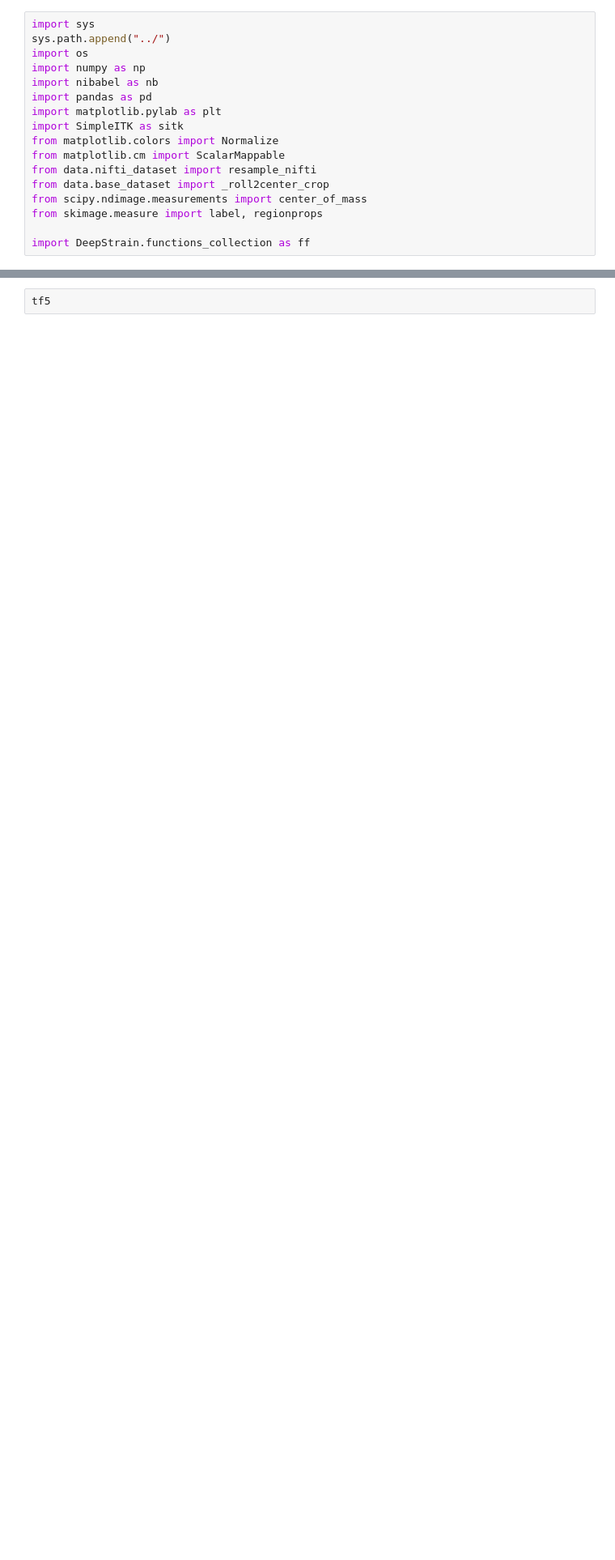
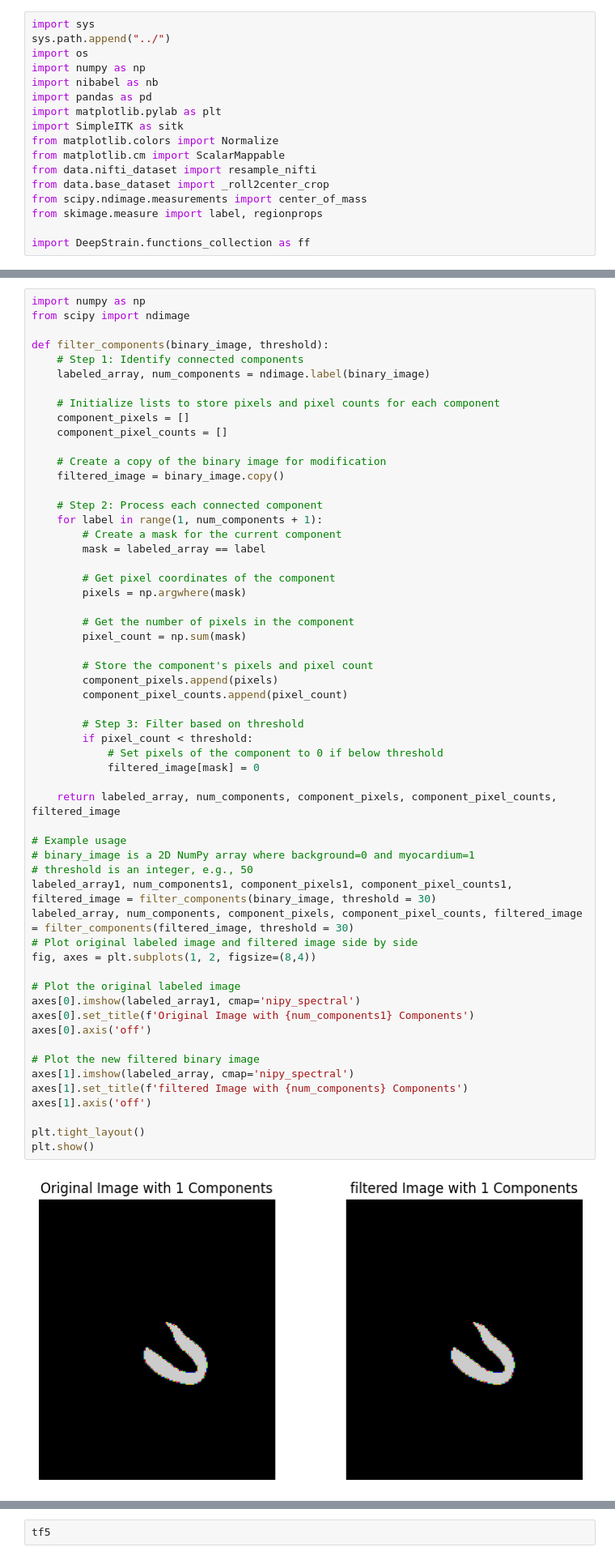
Before and after one commit to zhennongchen/DeepStrain, a Jupyter notebook: main_GLS.ipynb, the cells around one changed output, grey strips where cells are left out. Shown at 81% size. Cells and saved outputs as stored; diff of their text form; blank space fills up the shorter version.

```diff
--- a/main_GLS.ipynb
+++ b/main_GLS.ipynb
@@ -40,0 +41,59 @@ new_seg[skeleton == 1] = 2
+# %%
+import numpy as np
+from scipy import ndimage
+
+def filter_components(binary_image, threshold):
+    # Step 1: Identify connected components
+    labeled_array, num_components = ndimage.label(binary_image)
+
+    # Initialize lists to store pixels and pixel counts for each component
+    component_pixels = []
+    component_pixel_counts = []
+
+    # Create a copy of the binary image for modification
+    filtered_image = binary_image.copy()
+
+    # Step 2: Process each connected component
+    for label in range(1, num_components + 1):
+        # Create a mask for the current component
+        mask = labeled_array == label
+
+        # Get pixel coordinates of the component
+        pixels = np.argwhere(mask)
+
+        # Get the number of pixels in the component
+        pixel_count = np.sum(mask)
+
+        # Store the component's pixels and pixel count
+        component_pixels.append(pixels)
+        component_pixel_counts.append(pixel_count)
+
+        # Step 3: Filter based on threshold
+        if pixel_count < threshold:
+            # Set pixels of the component to 0 if below threshold
+            filtered_image[mask] = 0
+
+    return labeled_array, num_components, component_pixels, component_pixel_counts, filtered_image
+
+# Example usage
+# binary_image is a 2D NumPy array where background=0 and myocardium=1
+# threshold is an integer, e.g., 50
+labeled_array1, num_components1, component_pixels1, component_pixel_counts1, filtered_image = filter_components(binary_image, threshold = 30)
+labeled_array, num_components, component_pixels, component_pixel_counts, filtered_image = filter_components(filtered_image, threshold = 30)
+# Plot original labeled image and filtered image side by side
+fig, axes = plt.subplots(1, 2, figsize=(8,4))
+
+# Plot the original labeled image
+axes[0].imshow(labeled_array1, cmap='nipy_spectral')
+axes[0].set_title(f'Original Image with {num_components1} Components')
+axes[0].axis('off')
+
+# Plot the new filtered binary image
+axes[1].imshow(labeled_array, cmap='nipy_spectral')
+axes[1].set_title(f'filtered Image with {num_components} Components')
+axes[1].axis('off')
+
+plt.tight_layout()
+plt.show()
+# %% [output]
+[figure, added]
```
Also changed, not shown: parts of 16 cells of this notebook.
